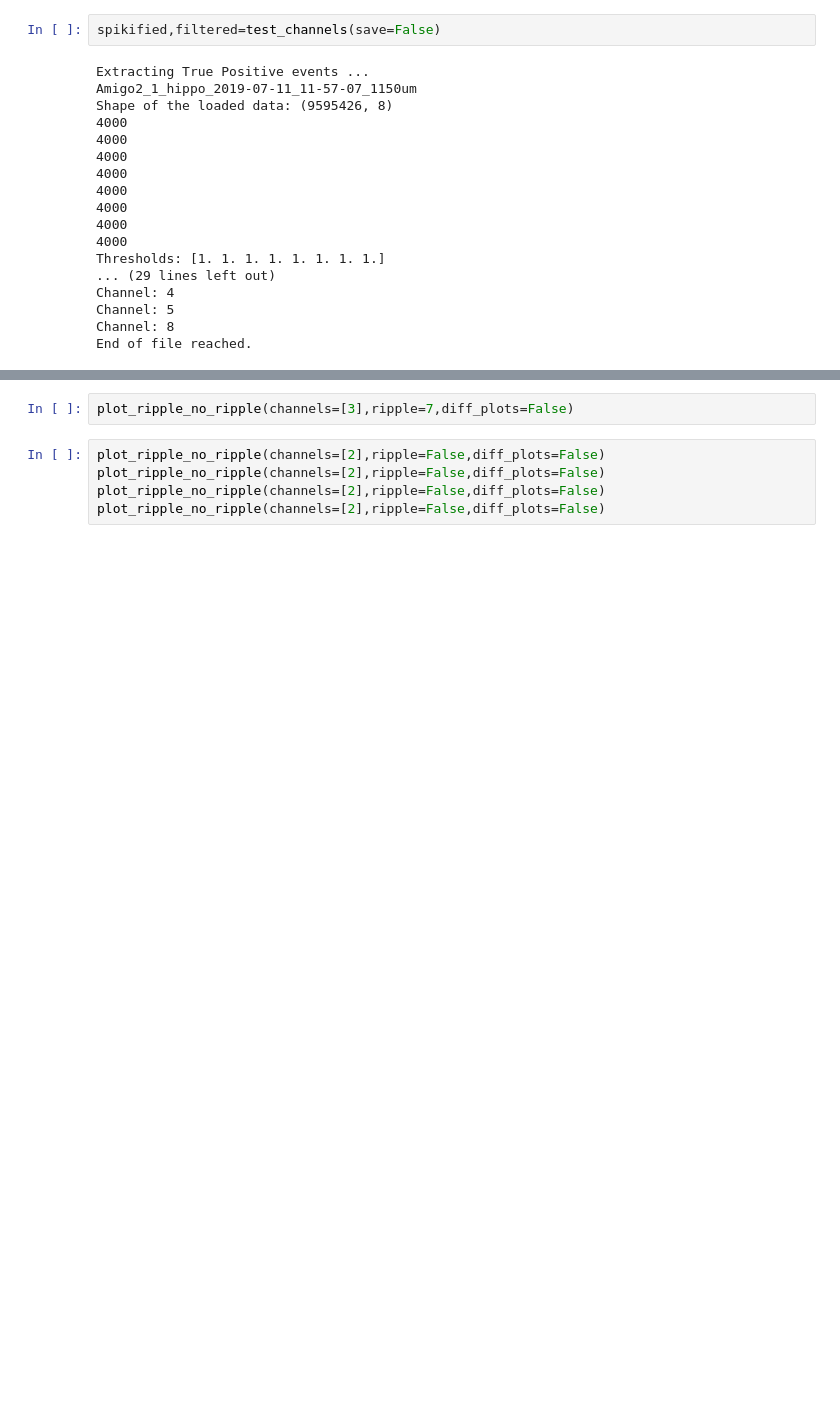
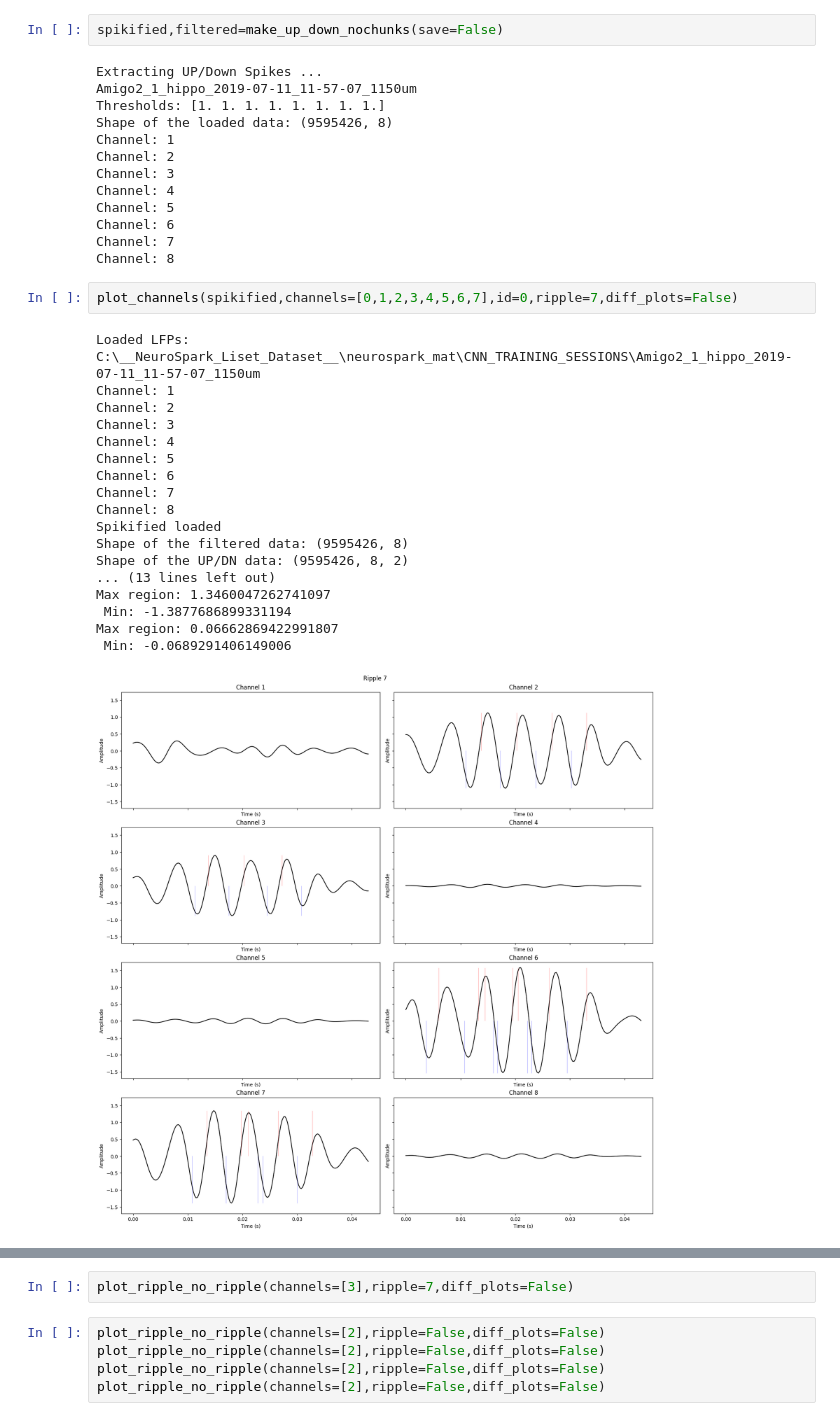
Before and after one commit to pedrofurrix/LAVA_SNN_ripples, a Jupyter notebook: extract_Nripples/visualize_dataset.ipynb, the cells around one changed output, grey strips where cells are left out. Cells and saved outputs as stored; diff of their text form; blank space fills up the shorter version.

```diff
--- a/extract_Nripples/visualize_dataset.ipynb
+++ b/extract_Nripples/visualize_dataset.ipynb
@@ -5,23 +6,39 @@ WARNING:tensorflow:From c:\Users\NCN\Miniconda3\envs\lava_snn_ripples\lib\site-p
 # %%
-spikified,filtered=test_channels(save=False)
+spikified,filtered=make_up_down_nochunks(save=False)
 # %% [output]
-Extracting True Positive events ...
+Extracting UP/Down Spikes ...
 Amigo2_1_hippo_2019-07-11_11-57-07_1150um
+Thresholds: [1. 1. 1. 1. 1. 1. 1. 1.]
 Shape of the loaded data: (9595426, 8)
-4000
-4000
-4000
-4000
-4000
-4000
-4000
-4000
-Thresholds: [1. 1. 1. 1. 1. 1. 1. 1.]
-... (29 lines left out)
+Channel: 1
+Channel: 2
+Channel: 3
 Channel: 4
 Channel: 5
+Channel: 6
+Channel: 7
 Channel: 8
-End of file reached.
+# %%
+plot_channels(spikified,channels=[0,1,2,3,4,5,6,7],id=0,ripple=7,diff_plots=False)
+# %% [output]
+Loaded LFPs: C:\__NeuroSpark_Liset_Dataset__\neurospark_mat\CNN_TRAINING_SESSIONS\Amigo2_1_hippo_2019-07-11_11-57-07_1150um
+Channel: 1
+Channel: 2
+Channel: 3
+Channel: 4
+Channel: 5
+Channel: 6
+Channel: 7
+Channel: 8
+Spikified loaded
+Shape of the filtered data: (9595426, 8)
+Shape of the UP/DN data: (9595426, 8, 2)
+... (13 lines left out)
+Max region: 1.3460047262741097
+ Min: -1.3877686899331194
+Max region: 0.06662869422991807
+ Min: -0.0689291406149006
+[figure, added]
 # %%
 # make_up_down()
 # id=0
```
Also changed, not shown: parts of 7 cells of this notebook, 1 other file.
